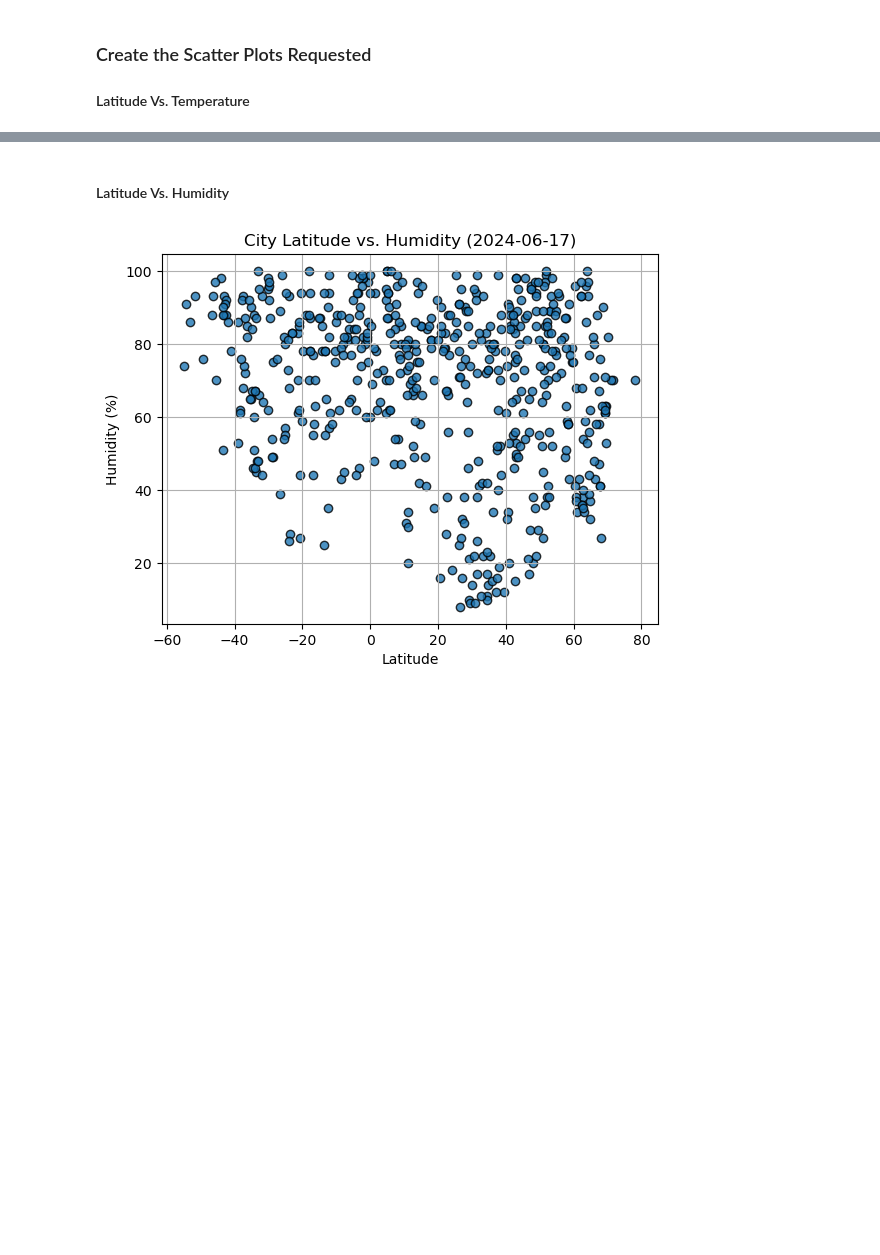
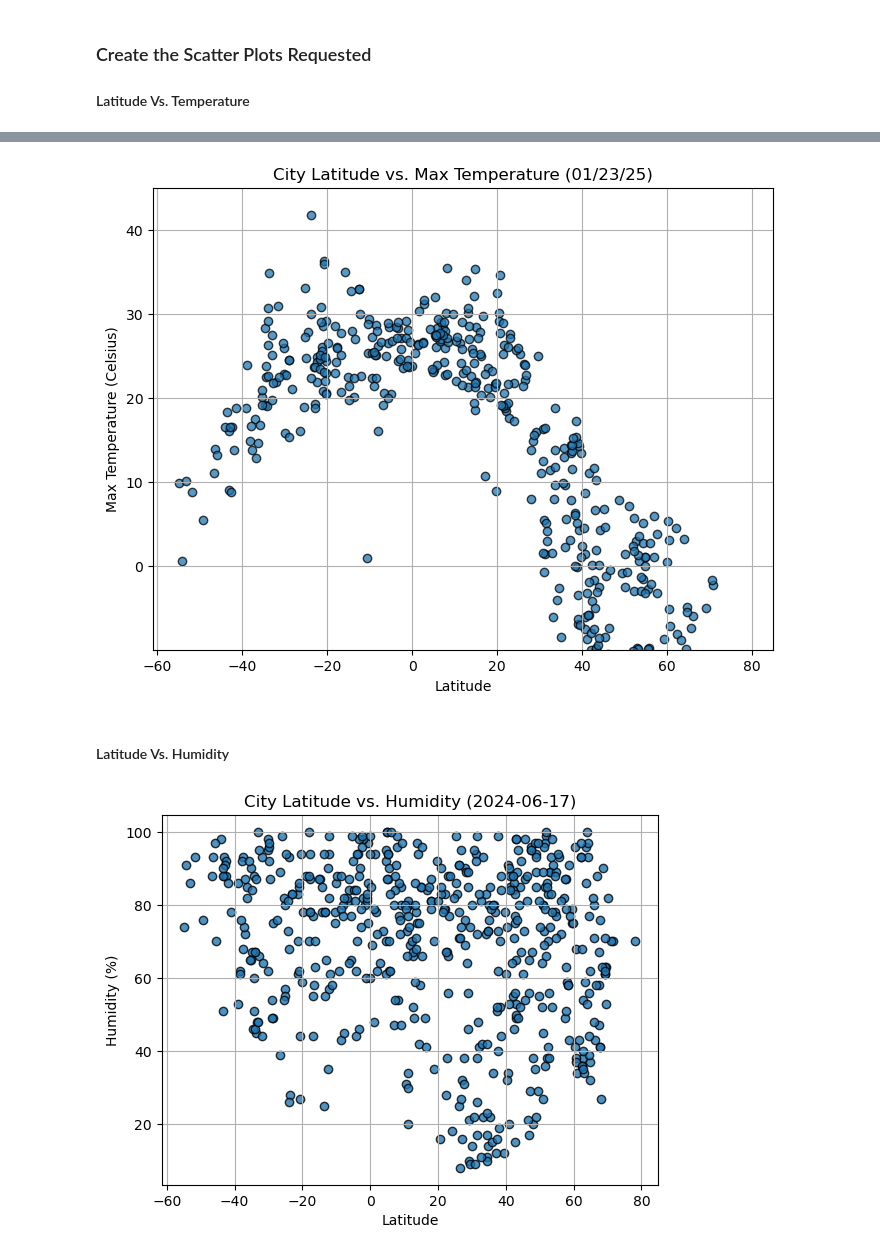
Before and after one commit to dbrindle6/python_api_challenge, a Jupyter notebook: WeatherPy/WeatherPy.ipynb, the cells around one changed output, grey strips where cells are left out. Cells and saved outputs as stored; diff of their text form; code cells hidden in the pictures; blank space fills up the shorter version.

```diff
--- a/WeatherPy/WeatherPy.ipynb
+++ b/WeatherPy/WeatherPy.ipynb
@@ -230,3 +222,28 @@ plt.show()
+# %%
+# Build scatter plot for latitude vs. temperature
+plt.figure(figsize=(8, 6))
+plt.scatter(city_data_df["Lat"], city_data_df["Max Temp"], edgecolors="black", alpha=0.75)
+
+# Incorporate the other graph properties
+plt.xlim(-61, 85)
+plt.xticks(np.arange(-60, 81, 20))
+plt.xlabel("Latitude")
+
+plt.ylim(-10, 45)
+plt.yticks(np.arange(0, 41, 10))
+plt.ylabel("Max Temperature (Celsius)")
+
+plt.title("City Latitude vs. Max Temperature (01/23/25)")
+plt.grid(True)
+marker ="o"
+
+# Save the figure
+plt.savefig("output_data/Fig1.png")
+
+# Show plot
+plt.show()
+# %% [output]
+[figure, added]
 # %% [markdown]
 #### Latitude Vs. Humidity
 # %%
```
Also changed, not shown: parts of 6 cells of this notebook, 2 other files.
